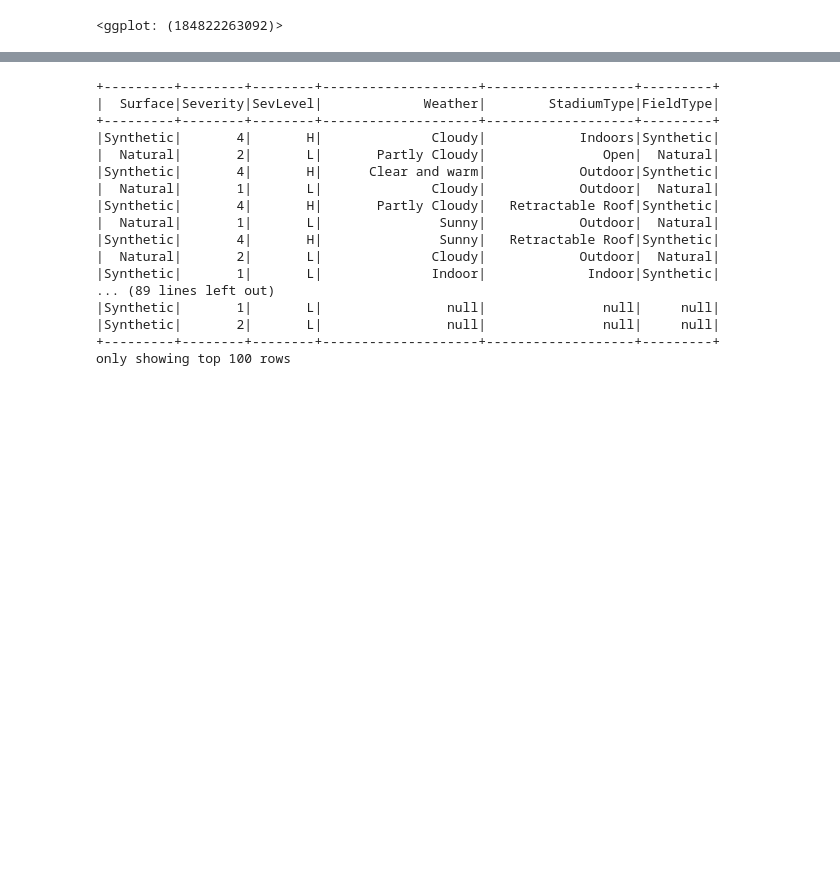
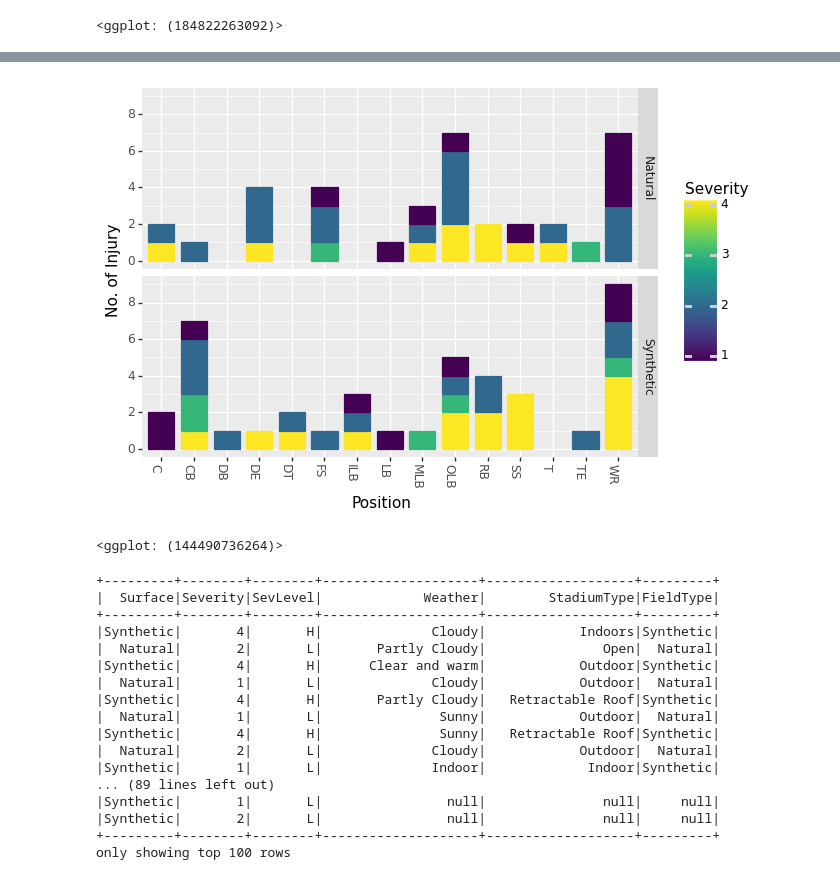
Before and after one commit to cwingho/NFL_Analytics, a Jupyter notebook: fiona/q3.ipynb, the cells around one changed output, grey strips where cells are left out. Drawn from its saved outputs; the diff is of its cells as text; code cells hidden in the pictures; blank space fills up the shorter version.

```diff
--- a/fiona/q3.ipynb
+++ b/fiona/q3.ipynb
@@ -203,3 +199,14 @@ only showing top 20 rows
+# %%
+pZ = ggplot(sevPlayerPos.toPandas(), aes(x='Position', y="count",color='Severity',fill='Severity')) + \
+    geom_col(stat="identity", width=0.8) + \
+    facet_grid('Surface ~ ') + \
+    labs(x="Position", y='No. of Injury') + theme(axis_text_x = element_text(angle = 270, hjust = 1)) + \
+    scale_y_continuous(breaks=np.arange(0, 12, 2))
+# %%
+pZ
+# %% [output]
+[figure, added]
+<ggplot: (144490736264)>
 # %%
 #detail = injury.join(playlist, injury.PlayKey == playlist.PlayKey, 'left')
 detail = injury.join(playlist, injury.PlayKey == playlist.PlayKey)
```
Also changed, not shown: parts of 9 cells of this notebook.
